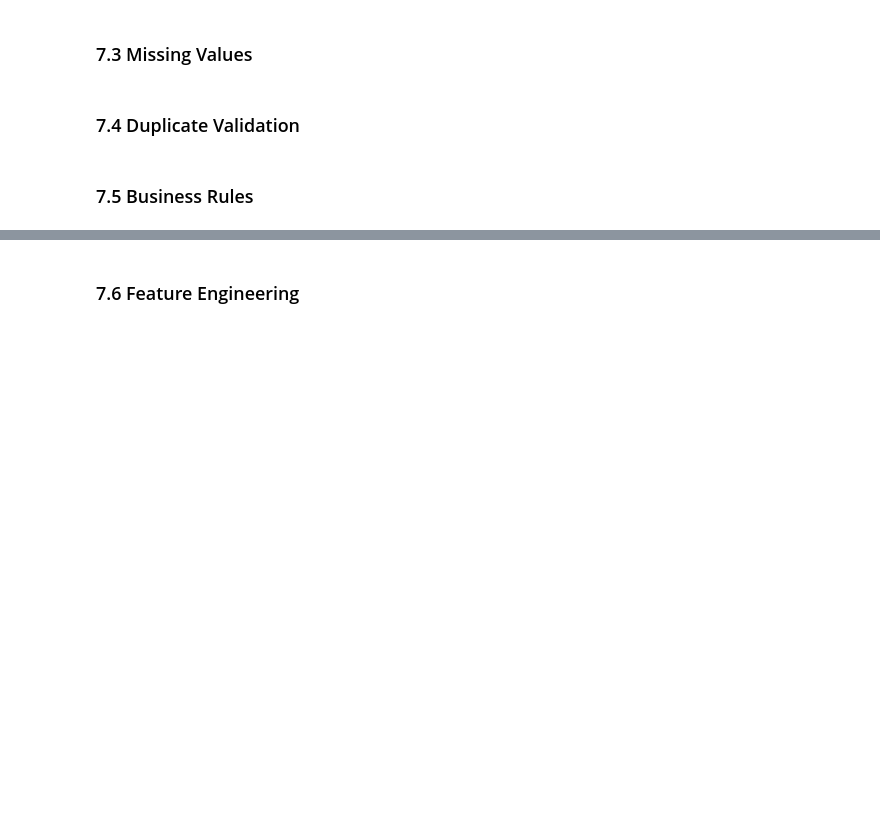
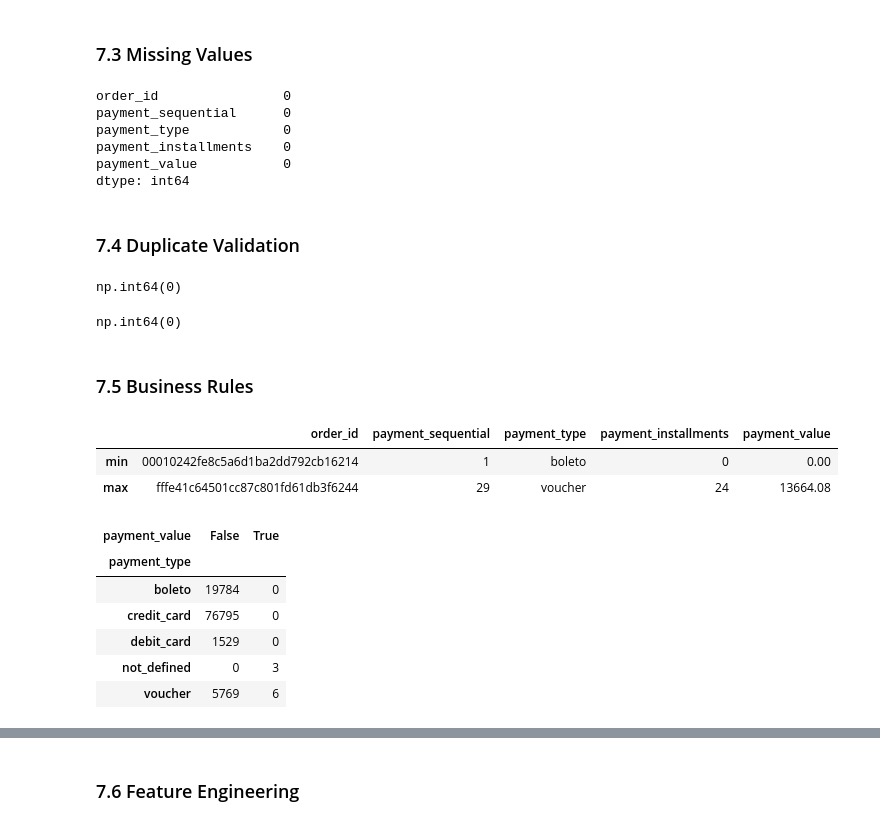
Before and after one commit to AminrezaAman/brazilian-ecommerce-analytics, a Jupyter notebook: notebooks/02_Data_Preparation.ipynb, the cells around one changed output, grey strips where cells are left out. Saved outputs shown, nothing was run; the diff lists cells and outputs as text; code cells hidden in the pictures; blank space fills up the shorter version.

Commit message:
complete payment dataset prepartion

```diff
--- a/notebooks/02_Data_Preparation.ipynb
+++ b/notebooks/02_Data_Preparation.ipynb
@@ -600,6 +611,40 @@ payments_clean = df_payments.copy()
 # %% [markdown]
 ### 7.3 Missing Values
+# %%
+payments_clean.isnull().sum()
+# no missing value
+# %% [output]
+order_id                0
+payment_sequential      0
+payment_type            0
+payment_installments    0
+payment_value           0
+dtype: int64
 # %% [markdown]
 ### 7.4 Duplicate Validation
+# %%
+payments_clean.duplicated().sum()
+# %% [output]
+np.int64(0)
+# %%
+payments_clean.duplicated(subset=['order_id', 'payment_sequential']).sum()
+# %% [output]
+np.int64(0)
 # %% [markdown]
 ### 7.5 Business Rules
+# %%
+payments_clean.agg(['min','max'])
+# %% [output]
+|  | order_id | payment_sequential | payment_type | payment_installments | payment_value |
+| min | 00010242fe8c5a6d1ba2dd792cb16214 | 1 | boleto | 0 | 0.00 |
+| max | fffe41c64501cc87c801fd61db3f6244 | 29 | voucher | 24 | 13664.08 |
+# %%
+pd.crosstab(payments_clean['payment_type'], payments_clean['payment_value'] == 0.0)
+# %% [output]
+| payment_value | False | True |
+| payment_type |  |  |
+| boleto | 19784 | 0 |
+| credit_card | 76795 | 0 |
+| debit_card | 1529 | 0 |
+| not_defined | 0 | 3 |
+| voucher | 5769 | 6 |
```
Also changed, not shown: parts of 10 cells of this notebook.
